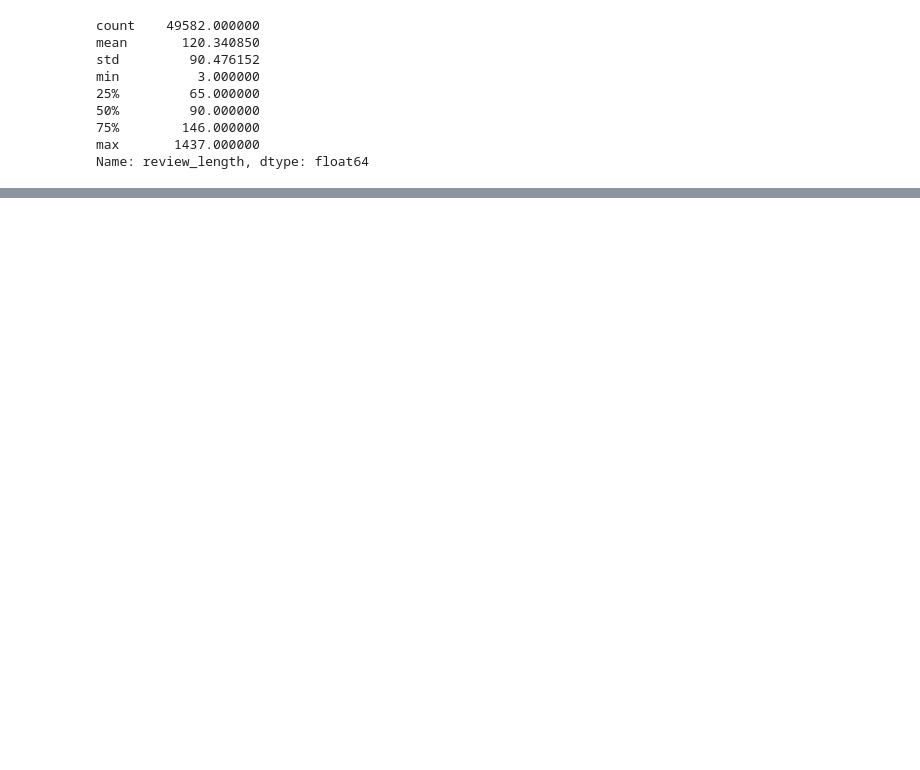
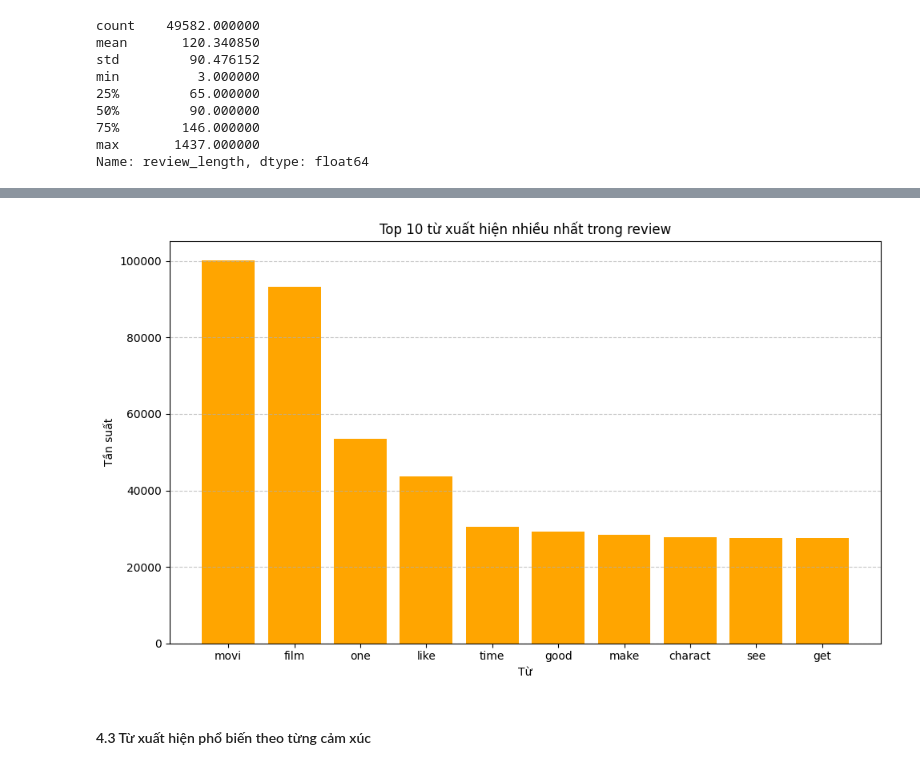
Before and after one commit to DODANGHOANCNTT2K15/imdb-sentiment-classification, a Jupyter notebook: notebook/eda-and-preprocessing.ipynb, the cells around one changed output, grey strips where cells are left out. Drawn from its saved outputs; the diff is of its cells as text; code cells hidden in the pictures; blank space fills up the shorter version.

Commit message:
Top 10 most frequent words, top 10 most frequent words by sentiment, ratio of positive to negative

```diff
--- a/notebook/eda-and-preprocessing.ipynb
+++ b/notebook/eda-and-preprocessing.ipynb
@@ -255,0 +258,17 @@ plt.show()
+# %%
+def get_10_word_count_max(df):
+    all_words = ' '.join(df['review']).split()
+    word_freq = {}
+
+    for word in all_words:
+        if word in word_freq:
+            word_freq[word] += 1
+        else:
+            word_freq[word] = 1
+
+    sorted_word_freq = sorted(word_freq.items(), key=lambda x: x[1], reverse=True)
+    top_10 = sorted_word_freq[:10]
+
+    return top_10
+
+get_10_word_count_max(df)
@@ -255,0 +286,17 @@ plt.show()
+# %%
+top_words = get_10_word_count_max(df)
+words = [item[0] for item in top_words]
+frequencies = [item[1] for item in top_words]
+
+plt.figure(figsize=(10, 6))
+plt.bar(words, frequencies, color='orange')
+plt.title('Top 10 từ xuất hiện nhiều nhất trong review')
+plt.xlabel('Từ')
+plt.ylabel('Tần suất')
+plt.grid(axis='y', linestyle='--', alpha=0.7)
+plt.tight_layout()
+plt.show()
+# %% [output]
+[figure, added]
+# %% [markdown]
+#### 4.3 Từ xuất hiện phổ biến theo từng cảm xúc
```
Also changed, not shown: parts of 8 cells of this notebook, 3 other files.
